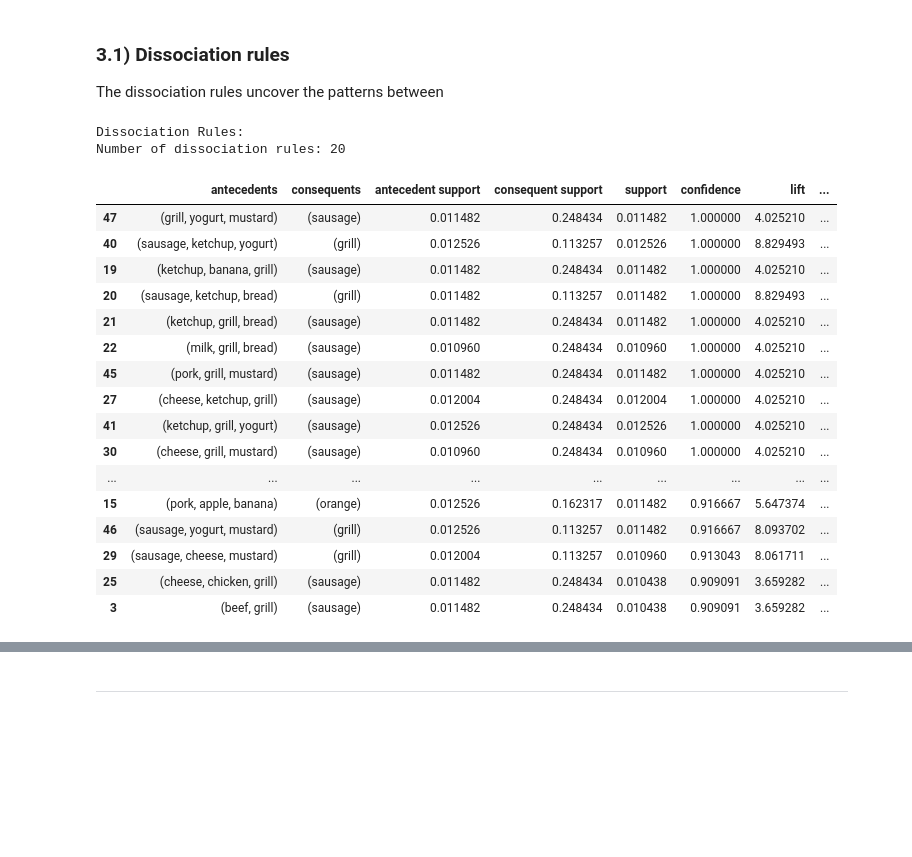
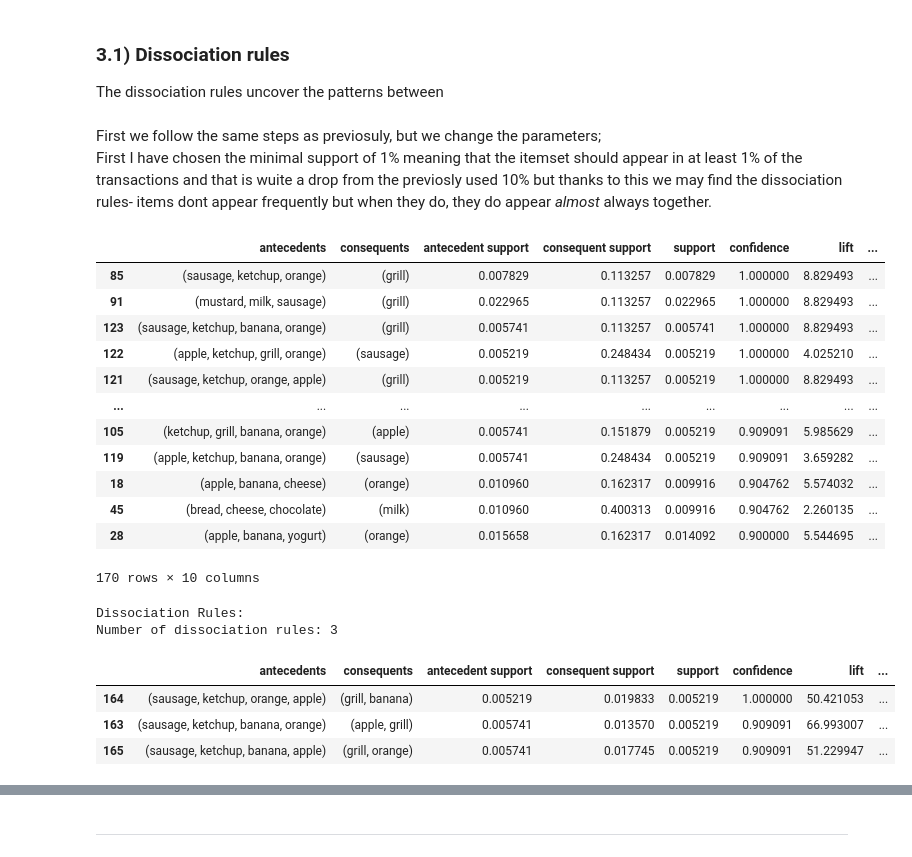
Before and after one commit to mmartyna123/InformationRetrieval, a Jupyter notebook: Lab6/Lab6IR.ipynb, the cells around one changed output, grey strips where cells are left out. Cells and saved outputs as stored; diff of their text form; code cells hidden in the pictures; blank space fills up the shorter version.

Commit message:
Dissociation rules done

```diff
--- a/Lab6/Lab6IR.ipynb
+++ b/Lab6/Lab6IR.ipynb
@@ -209,36 +209,41 @@ The association rules are characterized by high support - frequency in the datas
 # %% [markdown]
 ### 3.1) Dissociation rules
 The dissociation rules uncover the patterns between
+# %% [markdown]
+First we follow the same steps as previosuly, but we change the parameters;<br>
+First I have chosen the minimal support of 1% meaning that the itemset should appear in at least 1% of the transactions and that is wuite a drop from the previosly used 10% but thanks to this we may find the dissociation rules- items dont appear frequently but when they do, they do appear *almost* always together.
+# %%
+min_support_dissociation = 0.005  # itemset must appear in at least 0.5% of the baskets
+frequent_itemsets_rare = apriori(basketdf, min_support=min_support_dissociation, use_colnames=True) # Generate frequent itemsets with a low support base to get dissociation rules
+
+minConf = 0.9 # for rule x -> y, confidence must be at least 90% so that y is likely to be bought if x is bought
+rules_rare = association_rules(frequent_itemsets_rare, metric="confidence", min_threshold=minConf)
+
+rules_rare.sort_values(by='confidence', ascending=False)
+# %% [output]
+|  | antecedents | consequents | antecedent support | consequent support | support | confidence | lift | ... |
+| 85 | (sausage, ketchup, orange) | (grill) | 0.007829 | 0.113257 | 0.007829 | 1.000000 | 8.829493 | ... |
+| 91 | (mustard, milk, sausage) | (grill) | 0.022965 | 0.113257 | 0.022965 | 1.000000 | 8.829493 | ... |
+| 123 | (sausage, ketchup, banana, orange) | (grill) | 0.005741 | 0.113257 | 0.005741 | 1.000000 | 8.829493 | ... |
+| 122 | (apple, ketchup, grill, orange) | (sausage) | 0.005219 | 0.248434 | 0.005219 | 1.000000 | 4.025210 | ... |
+| 121 | (sausage, ketchup, orange, apple) | (grill) | 0.005219 | 0.113257 | 0.005219 | 1.000000 | 8.829493 | ... |
+| ... | ... | ... | ... | ... | ... | ... | ... | ... |
+| 105 | (ketchup, grill, banana, orange) | (apple) | 0.005741 | 0.151879 | 0.005219 | 0.909091 | 5.985629 | ... |
+| 119 | (apple, ketchup, banana, orange) | (sausage) | 0.005741 | 0.248434 | 0.005219 | 0.909091 | 3.659282 | ... |
+| 18 | (apple, banana, cheese) | (orange) | 0.010960 | 0.162317 | 0.009916 | 0.904762 | 5.574032 | ... |
+| 45 | (bread, cheese, chocolate) | (milk) | 0.010960 | 0.400313 | 0.009916 | 0.904762 | 2.260135 | ... |
+| 28 | (apple, banana, yogurt) | (orange) | 0.015658 | 0.162317 | 0.014092 | 0.900000 | 5.544695 | ... |
+170 rows × 10 columns
 # %%
-# Set a low support threshold to capture rare patterns
-min_support_dissociation = 0.01  # Adjust as needed
-frequent_itemsets_rare = apriori(basketdf, min_support=min_support_dissociation, use_colnames=True)
-
-# Generate rules with a low support base
-rules_rare = association_rules(frequent_itemsets_rare, metric="confidence", min_threshold=0.9)
-
-# Filter rules with low support but high confidence
-dissociation_rules = rules_rare[(rules_rare['support'] < 0.013) & (rules_rare['confidence'] > 0.9)]
+# Now we filter rules with low support but high confidence
+dissociation_rules = rules_rare[(rules_rare['antecedent support'] < 0.02) & (rules_rare['consequent support'] < 0.02) & (rules_rare['confidence'] > 0.9)]
 print("Dissociation Rules:")
 print(f"Number of dissociation rules: {len(dissociation_rules)}")
 dissociation_rules.sort_values(by='confidence', ascending=False)
 # %% [output]
 Dissociation Rules:
-Number of dissociation rules: 20
+Number of dissociation rules: 3
 |  | antecedents | consequents | antecedent support | consequent support | support | confidence | lift | ... |
-| 47 | (grill, yogurt, mustard) | (sausage) | 0.011482 | 0.248434 | 0.011482 | 1.000000 | 4.025210 | ... |
-| 40 | (sausage, ketchup, yogurt) | (grill) | 0.012526 | 0.113257 | 0.012526 | 1.000000 | 8.829493 | ... |
-| 19 | (ketchup, banana, grill) | (sausage) | 0.011482 | 0.248434 | 0.011482 | 1.000000 | 4.025210 | ... |
-| 20 | (sausage, ketchup, bread) | (grill) | 0.011482 | 0.113257 | 0.011482 | 1.000000 | 8.829493 | ... |
-| 21 | (ketchup, grill, bread) | (sausage) | 0.011482 | 0.248434 | 0.011482 | 1.000000 | 4.025210 | ... |
-| 22 | (milk, grill, bread) | (sausage) | 0.010960 | 0.248434 | 0.010960 | 1.000000 | 4.025210 | ... |
-| 45 | (pork, grill, mustard) | (sausage) | 0.011482 | 0.248434 | 0.011482 | 1.000000 | 4.025210 | ... |
-| 27 | (cheese, ketchup, grill) | (sausage) | 0.012004 | 0.248434 | 0.012004 | 1.000000 | 4.025210 | ... |
-| 41 | (ketchup, grill, yogurt) | (sausage) | 0.012526 | 0.248434 | 0.012526 | 1.000000 | 4.025210 | ... |
-| 30 | (cheese, grill, mustard) | (sausage) | 0.010960 | 0.248434 | 0.010960 | 1.000000 | 4.025210 | ... |
-| ... | ... | ... | ... | ... | ... | ... | ... | ... |
-| 15 | (pork, apple, banana) | (orange) | 0.012526 | 0.162317 | 0.011482 | 0.916667 | 5.647374 | ... |
-| 46 | (sausage, yogurt, mustard) | (grill) | 0.012526 | 0.113257 | 0.011482 | 0.916667 | 8.093702 | ... |
-| 29 | (sausage, cheese, mustard) | (grill) | 0.012004 | 0.113257 | 0.010960 | 0.913043 | 8.061711 | ... |
-| 25 | (cheese, chicken, grill) | (sausage) | 0.011482 | 0.248434 | 0.010438 | 0.909091 | 3.659282 | ... |
-| 3 | (beef, grill) | (sausage) | 0.011482 | 0.248434 | 0.010438 | 0.909091 | 3.659282 | ... |
+| 164 | (sausage, ketchup, orange, apple) | (grill, banana) | 0.005219 | 0.019833 | 0.005219 | 1.000000 | 50.421053 | ... |
+| 163 | (sausage, ketchup, banana, orange) | (apple, grill) | 0.005741 | 0.013570 | 0.005219 | 0.909091 | 66.993007 | ... |
+| 165 | (sausage, ketchup, banana, apple) | (grill, orange) | 0.005741 | 0.017745 | 0.005219 | 0.909091 | 51.229947 | ... |
```
Also changed, not shown: parts of 3 cells of this notebook.
